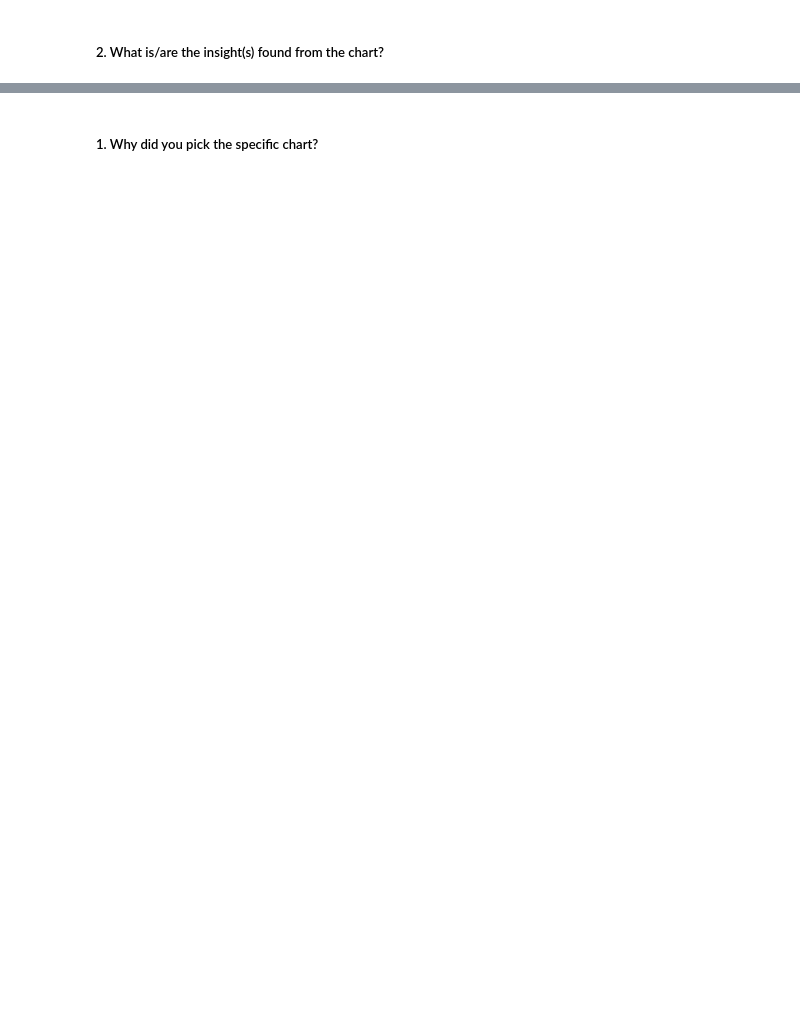
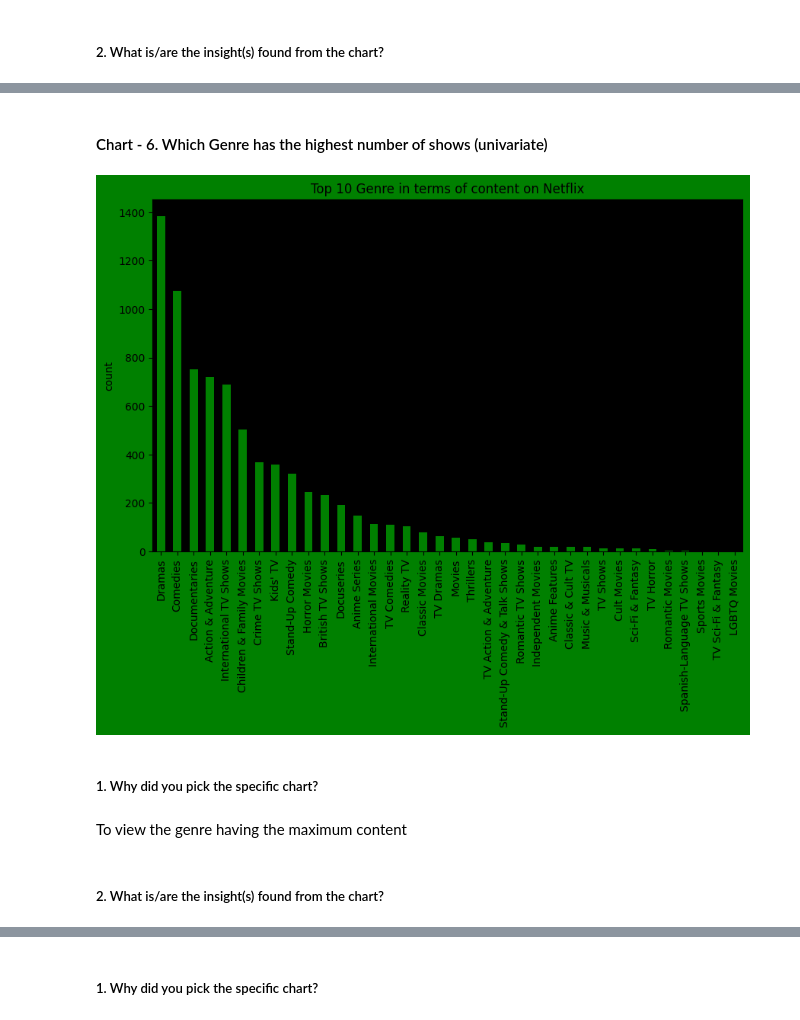
Before and after one commit to LuvMutreja/NETFLIX-MOVIES-AND-TV-SHOWS-CLUSTERING, a Jupyter notebook: Unsupervised_ML_Project_NETFLIX_MOVIES_AND_TV_SHOWS_CLUSTERING_.ipynb, the cells around one changed output, grey strips where cells are left out. Drawn from its saved outputs; the diff is of its cells as text; code cells hidden in the pictures; blank space fills up the shorter version.

```diff
--- a/Unsupervised_ML_Project_NETFLIX_MOVIES_AND_TV_SHOWS_CLUSTERING_.ipynb
+++ b/Unsupervised_ML_Project_NETFLIX_MOVIES_AND_TV_SHOWS_CLUSTERING_.ipynb
@@ -527,0 +648,18 @@ Answer Here
+# %% [markdown]
+#### Chart - 6. Which Genre has the highest number of shows (univariate)
+# %%
+# Chart - 9 visualization code
+plt.figure(facecolor='green')
+plt.axes().set_facecolor("black")
+dataset['listed_in'].value_counts().plot(kind='bar',color='green')
+plt.title('Top 10 Genre in terms of content on Netflix')
+plt.ylabel('count')
+plt.show()
+# %% [output]
+[figure, added]
+# %% [markdown]
+##### 1. Why did you pick the specific chart?
+# %% [markdown]
+To view the genre having the maximum content
+# %% [markdown]
+##### 2. What is/are the insight(s) found from the chart?
```
Also changed, not shown: parts of 273 cells of this notebook.
